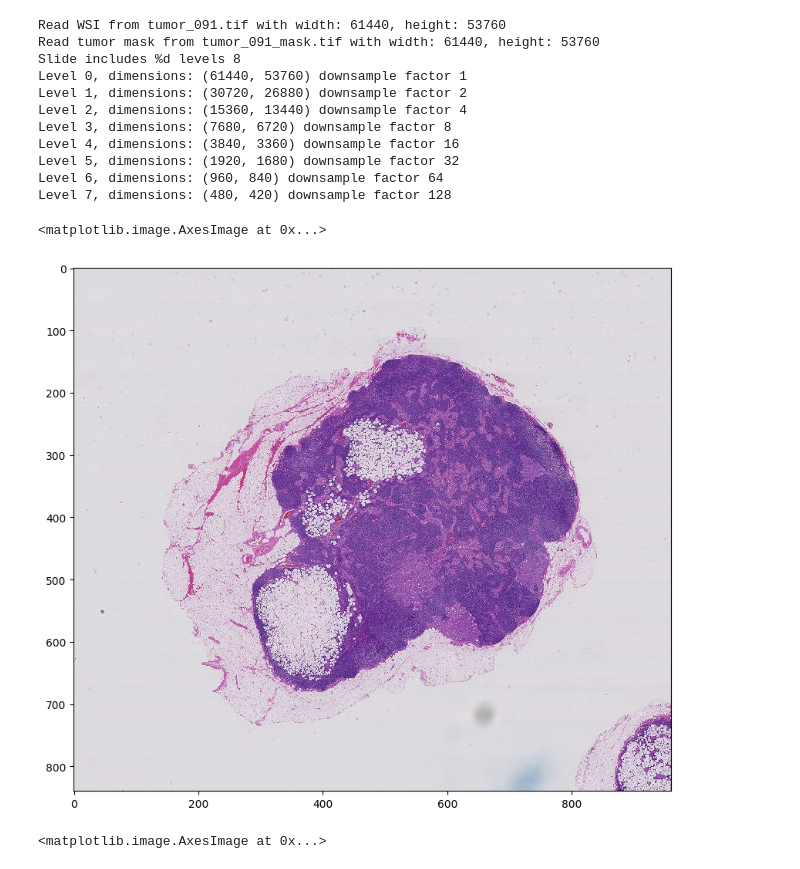
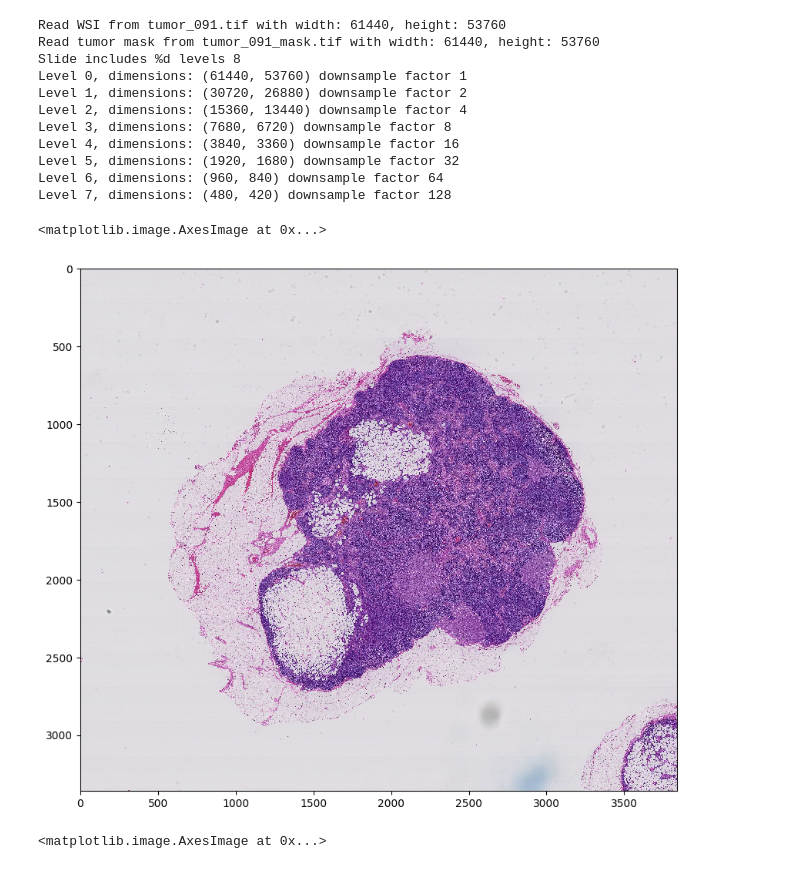
Before and after one commit to akoo-45/cancer-detection, a Jupyter notebook: cancer_detection.ipynb, the cells around one changed output. Drawn from its saved outputs; the diff is of its cells as text; code cells hidden in the pictures.

```diff
--- a/cancer_detection.ipynb
+++ b/cancer_detection.ipynb
@@ -106,32 +113,32 @@ def read_slide(slide, x, y, level, width, height, as_float=False):
 # %%
 # Example: Reading entire slide at level 5
 
 # Higher zoom levels may not fit into memory.
 # You can use the below function to extract regions from higher zoom levels
 # without having to read the entire image into ram.
 
 # Use the sliding window approach discussed in class to collect training
 # data for your classifier. E.g., slide a window across the slide (for
 # starters, use a zoomed out view, so you're not working with giant images).
 # Save each window to disk as an image. To find the label for that image,
 # check to the tissue mask to see if the same region contains cancerous cells.
 
 # Important: this is tricky to get right. Carefully debug your pipeline before
 # training your model. Start with just a single image, and a relatively
 # low zoom level.
 
 slide_image = read_slide(slide,
                          x=0,
                          y=0,
-                         level=6,
-                         width=slide.level_dimensions[6][0],
-                         height=slide.level_dimensions[6][1])
+                         level=4,
+                         width=slide.level_dimensions[4][0],
+                         height=slide.level_dimensions[4][1])
 
 plt.figure(figsize=(10,10), dpi=100)
 plt.imshow(slide_image)
 # %% [output]
 <matplotlib.image.AxesImage at 0x...>
-[figure, old version]
+[figure, new version]
 # %%
 # Example: Reading entire mask at the same zoom level 5
 mask_image = read_slide(tumor_mask,
```
Also changed, not shown: parts of 3 cells of this notebook.
